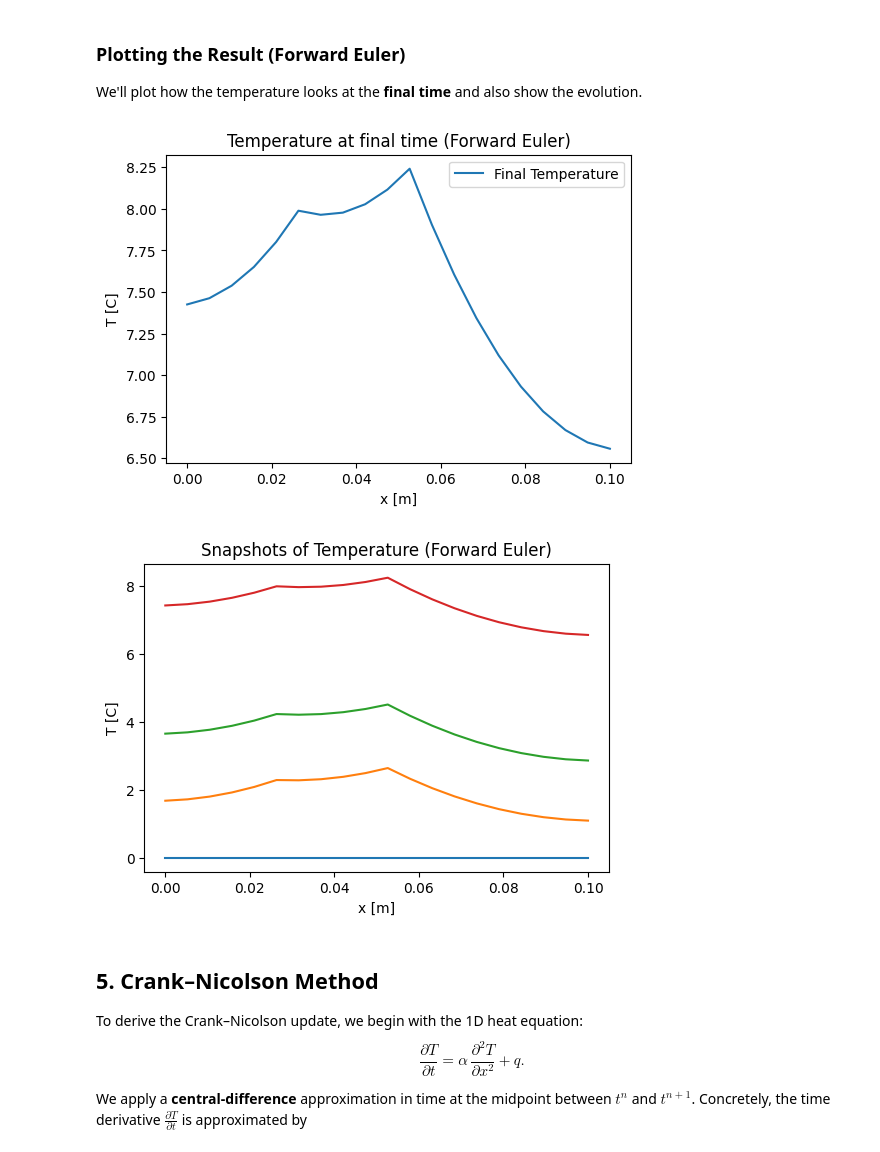
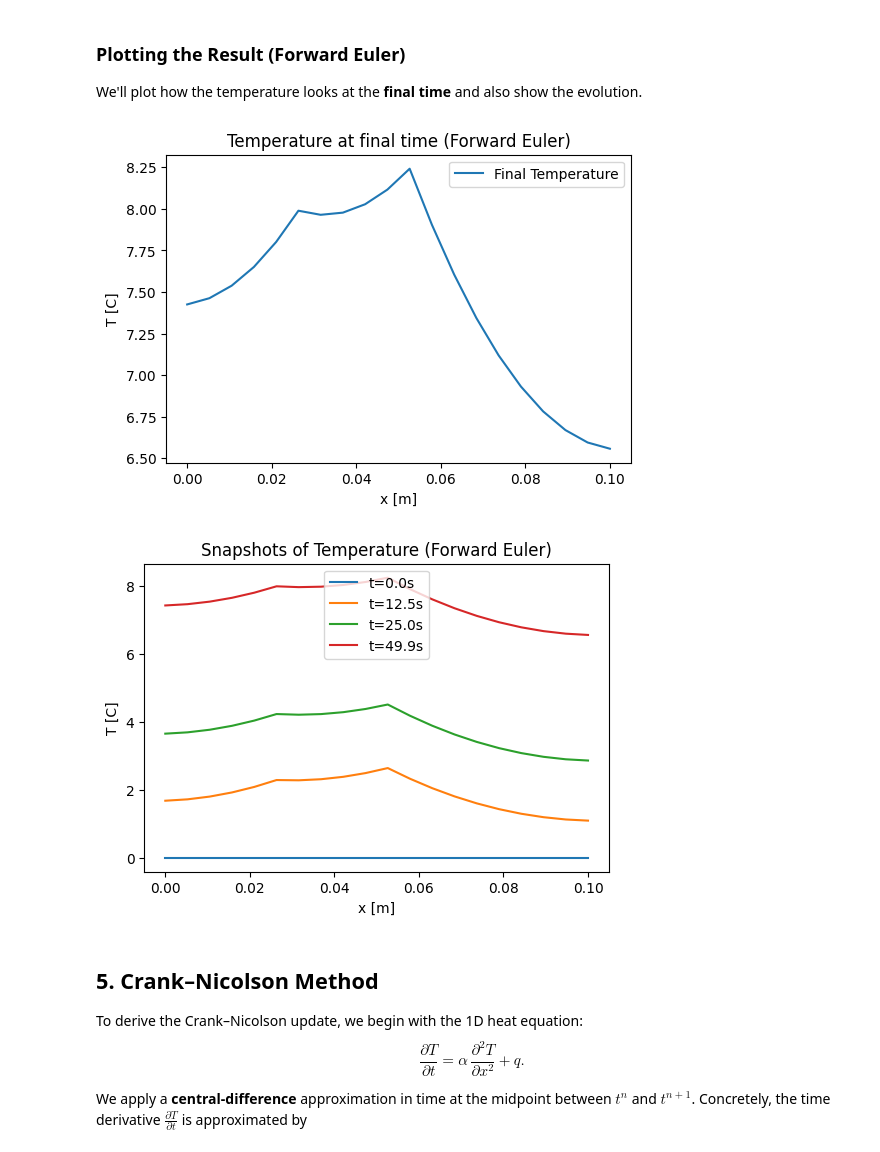
Before and after one commit to SyusufPhys/HeatCrank, a Jupyter notebook: main.ipynb, the cells around one changed output. Saved outputs shown, nothing was run; the diff lists cells and outputs as text; code cells hidden in the pictures.

```diff
--- a/main.ipynb
+++ b/main.ipynb
@@ -174,26 +197,27 @@ We'll plot how the temperature looks at the **final time** and also show the evo
 # %%
 # Plot the final temperature distribution in space
 x_vals = np.linspace(0, length, num_points)
 plt.figure(figsize=(6,4))
 plt.plot(x_vals, T_forward[-1, :], label='Final Temperature')
 plt.title('Temperature at final time (Forward Euler)')
 plt.xlabel('x [m]')
 plt.ylabel('T [C]')
 plt.legend()
 plt.show()
 
 # OPTIONAL: Plot a few snapshots in time
 snap_indices = [0, int(num_time_steps/4), int(num_time_steps/2), num_time_steps-1]
 plt.figure(figsize=(6,4))
 for idx in snap_indices:
     plt.plot(x_vals, T_forward[idx, :], label=f't={idx*delta_t:.1f}s')
 plt.title('Snapshots of Temperature (Forward Euler)')
 plt.xlabel('x [m]')
 plt.ylabel('T [C]')
+plt.legend()
 plt.show()
 # %% [output]
 [figure]
-[figure, old version]
+[figure, new version]
 # %% [markdown]
 ## 5. Crank–Nicolson Method
 
```
Also changed, not shown: parts of 3 cells of this notebook.
